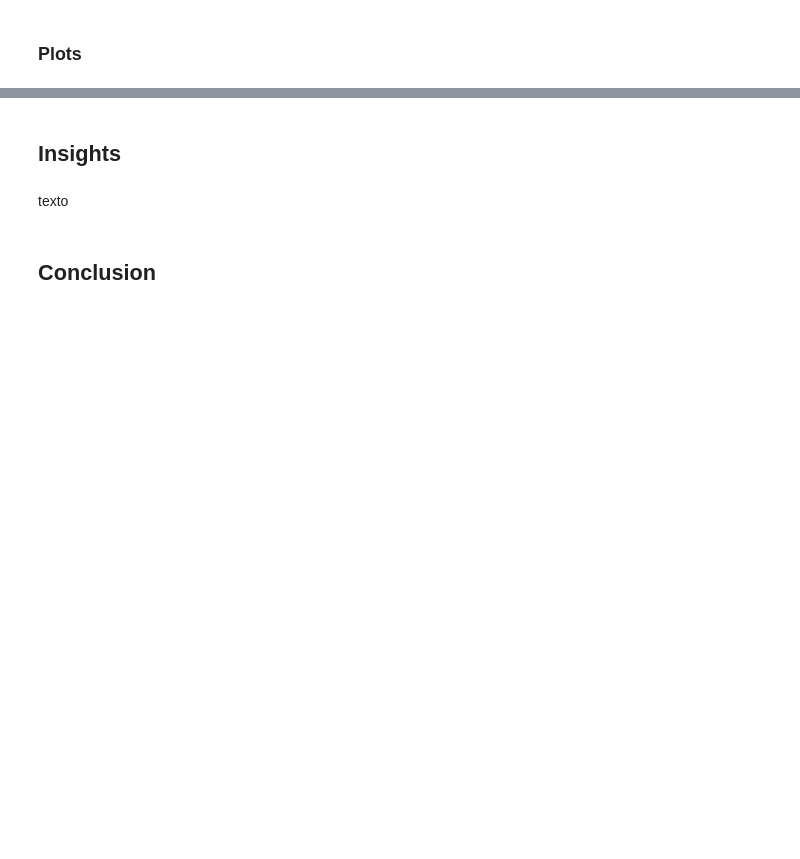
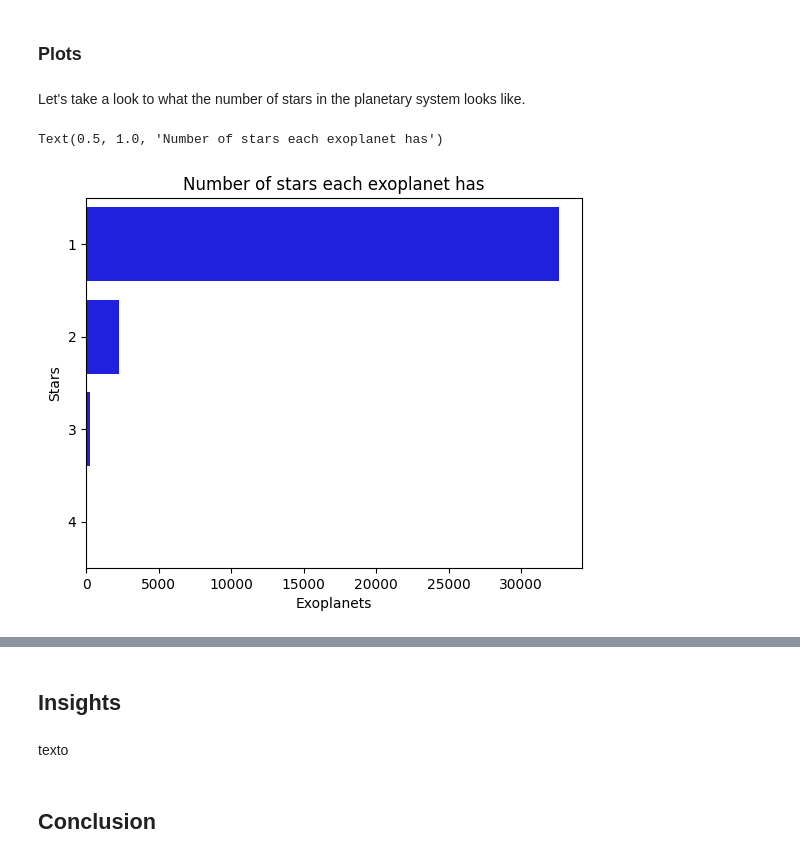
Before and after one commit to AlejandroBlancoFernandez/ExoplanetEDA, a Jupyter notebook: ExoplanetEDA.ipynb, the cells around one changed output, grey strips where cells are left out. Cells and saved outputs as stored; diff of their text form; code cells hidden in the pictures; blank space fills up the shorter version.

Commit message:
Plots schema

```diff
--- a/ExoplanetEDA.ipynb
+++ b/ExoplanetEDA.ipynb
@@ -327,0 +341,11 @@ df.head()
+# %% [markdown]
+Let's take a look to what the number of stars in the planetary system looks like.
+# %%
+# Bar plot for sy_num
+sns.countplot(y='sy_snum', data=df, color='blue')
+plt.xlabel('Exoplanets')
+plt.ylabel('Stars')
+plt.title('Number of stars each exoplanet has')
+# %% [output]
+Text(0.5, 1.0, 'Number of stars each exoplanet has')
+[figure, added]
```
Also changed, not shown: parts of 14 cells of this notebook.
